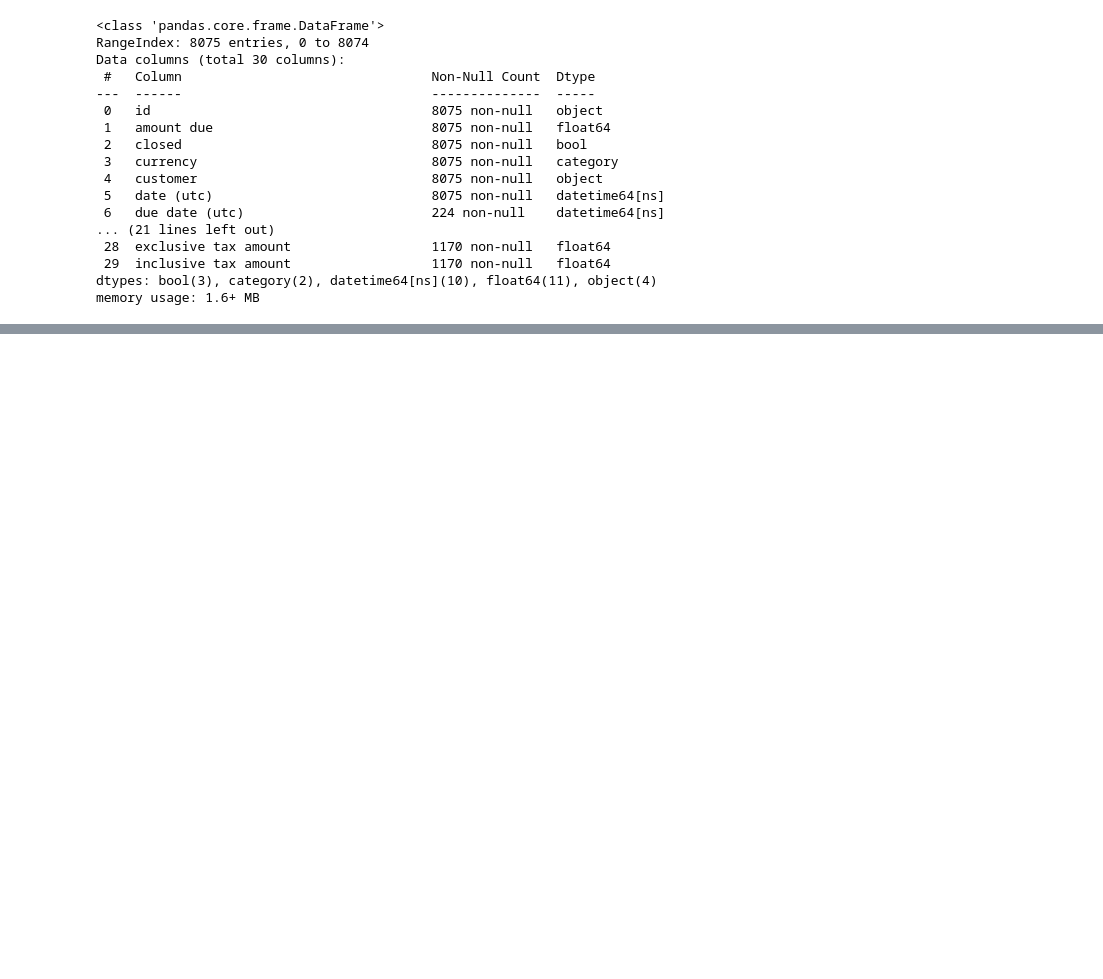
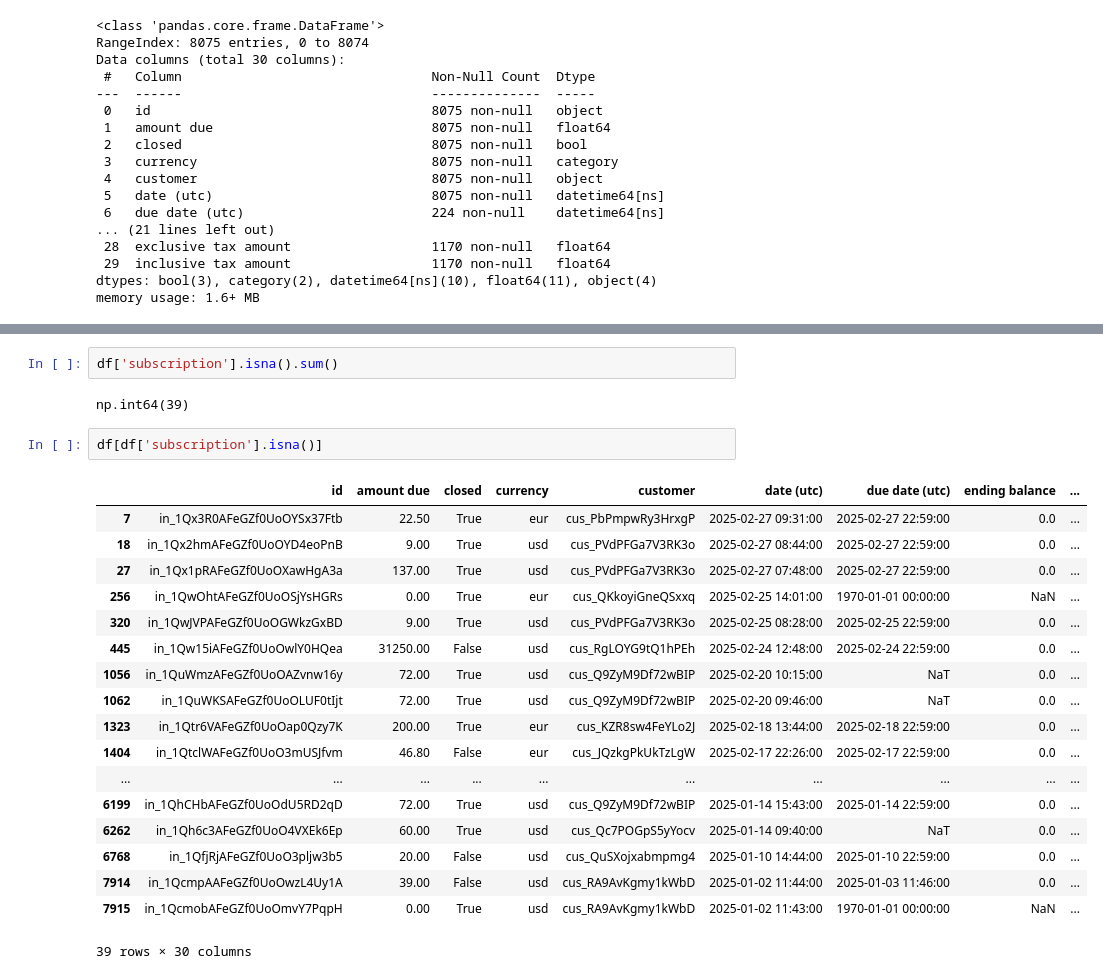
Before and after one commit to Idreece/surfe, a Jupyter notebook: notebooks/analysis.ipynb, the cells around one changed output, grey strips where cells are left out. Saved outputs shown, nothing was run; the diff lists cells and outputs as text; blank space fills up the shorter version.

```diff
--- a/notebooks/analysis.ipynb
+++ b/notebooks/analysis.ipynb
@@ -93,0 +126,25 @@ memory usage: 1.6+ MB
+# %%
+df['subscription'].isna().sum()
+# %% [output]
+np.int64(39)
+# %%
+df[df['subscription'].isna()]
+# %% [output]
+|  | id | amount due | closed | currency | customer | date (utc) | due date (utc) | ending balance | ... |
+| 7 | in_1Qx3R0AFeGZf0UoOYSx37Ftb | 22.50 | True | eur | cus_PbPmpwRy3HrxgP | 2025-02-27 09:31:00 | 2025-02-27 22:59:00 | 0.0 | ... |
+| 18 | in_1Qx2hmAFeGZf0UoOYD4eoPnB | 9.00 | True | usd | cus_PVdPFGa7V3RK3o | 2025-02-27 08:44:00 | 2025-02-27 22:59:00 | 0.0 | ... |
+| 27 | in_1Qx1pRAFeGZf0UoOXawHgA3a | 137.00 | True | usd | cus_PVdPFGa7V3RK3o | 2025-02-27 07:48:00 | 2025-02-27 22:59:00 | 0.0 | ... |
+| 256 | in_1QwOhtAFeGZf0UoOSjYsHGRs | 0.00 | True | eur | cus_QKkoyiGneQSxxq | 2025-02-25 14:01:00 | 1970-01-01 00:00:00 | NaN | ... |
+| 320 | in_1QwJVPAFeGZf0UoOGWkzGxBD | 9.00 | True | usd | cus_PVdPFGa7V3RK3o | 2025-02-25 08:28:00 | 2025-02-25 22:59:00 | 0.0 | ... |
+| 445 | in_1Qw15iAFeGZf0UoOwlY0HQea | 31250.00 | False | usd | cus_RgLOYG9tQ1hPEh | 2025-02-24 12:48:00 | 2025-02-24 22:59:00 | 0.0 | ... |
+| 1056 | in_1QuWmzAFeGZf0UoOAZvnw16y | 72.00 | True | usd | cus_Q9ZyM9Df72wBIP | 2025-02-20 10:15:00 | NaT | 0.0 | ... |
+| 1062 | in_1QuWKSAFeGZf0UoOLUF0tIjt | 72.00 | True | usd | cus_Q9ZyM9Df72wBIP | 2025-02-20 09:46:00 | NaT | 0.0 | ... |
+| 1323 | in_1Qtr6VAFeGZf0UoOap0Qzy7K | 200.00 | True | eur | cus_KZR8sw4FeYLo2J | 2025-02-18 13:44:00 | 2025-02-18 22:59:00 | 0.0 | ... |
+| 1404 | in_1QtclWAFeGZf0UoO3mUSJfvm | 46.80 | False | eur | cus_JQzkgPkUkTzLgW | 2025-02-17 22:26:00 | 2025-02-17 22:59:00 | 0.0 | ... |
+| ... | ... | ... | ... | ... | ... | ... | ... | ... | ... |
+| 6199 | in_1QhCHbAFeGZf0UoOdU5RD2qD | 72.00 | True | usd | cus_Q9ZyM9Df72wBIP | 2025-01-14 15:43:00 | 2025-01-14 22:59:00 | 0.0 | ... |
+| 6262 | in_1Qh6c3AFeGZf0UoO4VXEk6Ep | 60.00 | True | usd | cus_Qc7POGpS5yYocv | 2025-01-14 09:40:00 | NaT | 0.0 | ... |
+| 6768 | in_1QfjRjAFeGZf0UoO3pljw3b5 | 20.00 | False | usd | cus_QuSXojxabmpmg4 | 2025-01-10 14:44:00 | 2025-01-10 22:59:00 | 0.0 | ... |
+| 7914 | in_1QcmpAAFeGZf0UoOwzL4Uy1A | 39.00 | False | usd | cus_RA9AvKgmy1kWbD | 2025-01-02 11:44:00 | 2025-01-03 11:46:00 | 0.0 | ... |
+| 7915 | in_1QcmobAFeGZf0UoOmvY7PqpH | 0.00 | True | usd | cus_RA9AvKgmy1kWbD | 2025-01-02 11:43:00 | 1970-01-01 00:00:00 | NaN | ... |
+39 rows × 30 columns
```
Also changed, not shown: parts of 26 cells of this notebook, 2 other files.
